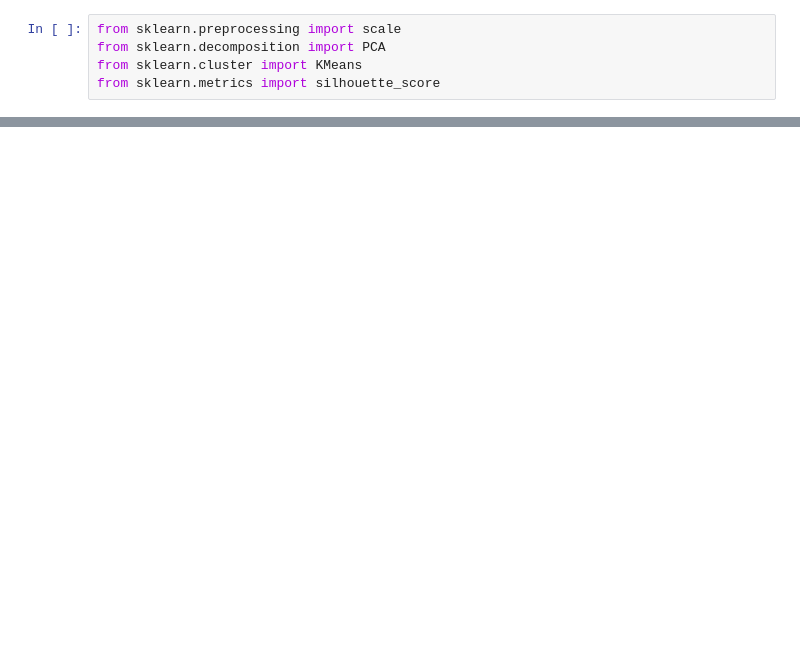
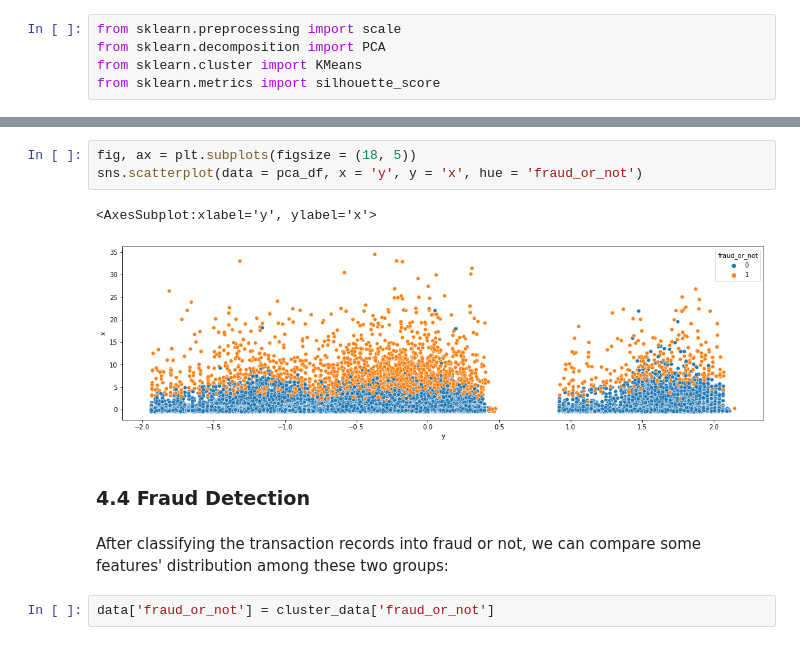
Before and after one commit to chunyanhao/DS_Takehome_Practice, a Jupyter notebook: 10. Credit Card Transactions.ipynb, the cells around one changed output, grey strips where cells are left out. Cells and saved outputs as stored; diff of their text form; blank space fills up the shorter version.

```diff
--- a/10. Credit Card Transactions.ipynb
+++ b/10. Credit Card Transactions.ipynb
@@ -291,0 +279,12 @@ data['label'] = k_means.fit_predict(train_data)
+# %%
+fig, ax = plt.subplots(figsize = (18, 5))
+sns.scatterplot(data = pca_df, x = 'y', y = 'x', hue = 'fraud_or_not')
+# %% [output]
+<AxesSubplot:xlabel='y', ylabel='x'>
+[figure, added]
+# %% [markdown]
+### 4.4 Fraud Detection
+# %% [markdown]
+After classifying the transaction records into fraud or not, we can compare some features' distribution among these two groups:
+# %%
+data['fraud_or_not'] = cluster_data['fraud_or_not']
```
Also changed, not shown: parts of 24 cells of this notebook.
